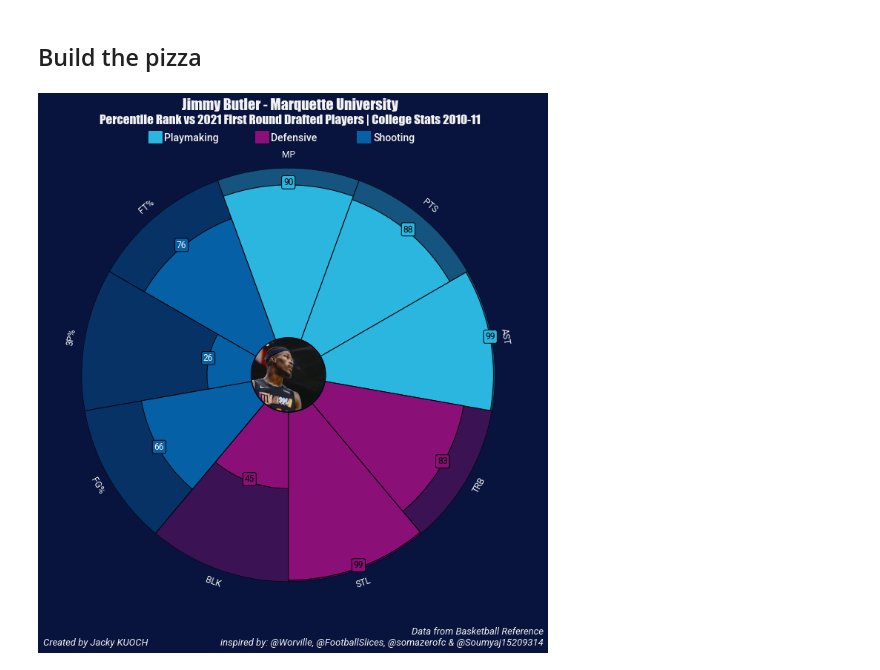
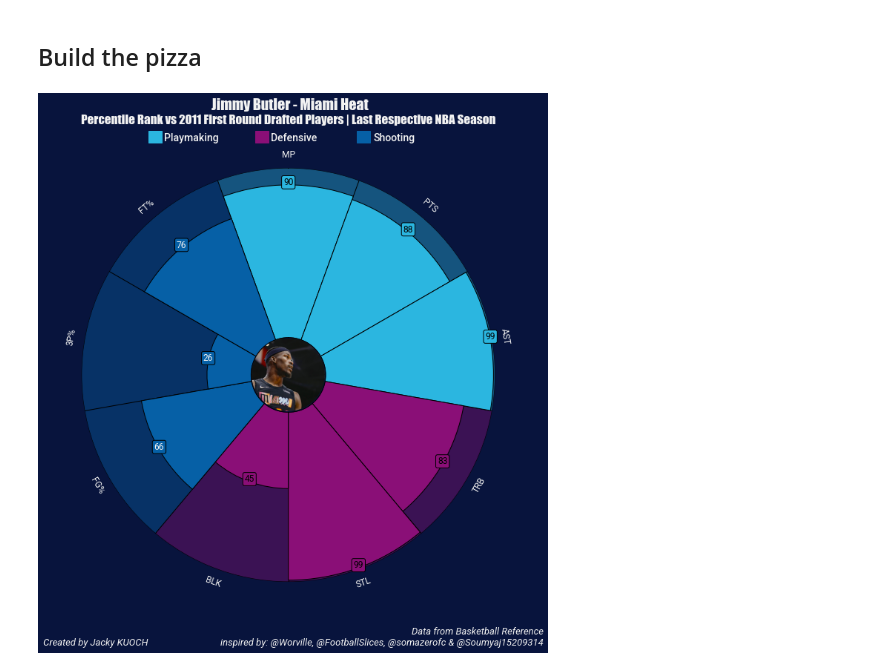
Before and after one commit to JackyKch/JimmyButler, a Jupyter notebook: coding/lastnbaseason_pizza_plot.ipynb, the cells around one changed output. Drawn from its saved outputs; the diff is of its cells as text; code cells hidden in the pictures.

Commit message:
Update pizza plots

```diff
--- a/coding/lastnbaseason_pizza_plot.ipynb
+++ b/coding/lastnbaseason_pizza_plot.ipynb
@@ -140,10 +140,10 @@ fig, ax = baker.make_pizza(
 )
 
 # add title
-fig.text(0.515, 0.975, "Jimmy Butler - Marquette University", size=20,ha="center", fontname = 'Impact', color="#F2F2F2")
+fig.text(0.515, 0.975, "Jimmy Butler - Miami Heat", size=20,ha="center", fontname = 'Impact', color="#F2F2F2")
 
 # add subtitle
-fig.text(0.515, 0.95,"Percentile Rank vs 2021 First Round Drafted Players | College Stats 2010-11", size=17, ha="center", fontname = 'Impact', color="#F2F2F2", fontweight="light")
+fig.text(0.515, 0.95,"Percentile Rank vs 2011 First Round Drafted Players | Last Respective NBA Season ", size=17, ha="center", fontname = 'Impact', color="#F2F2F2", fontweight="light")
 
 # add credits
 CREDIT_1 = "Data from Basketball Reference"
@@ -156,31 +156,31 @@ fig.text(
 
 fig.text(0.25, 0.02, "Created by Jacky KUOCH", size=13, fontproperties=font_italic.prop, color="#F2F2F2",ha="right")
 
 # add text
 fig.text(0.28, 0.92, "Playmaking", size=14, fontproperties=font_bold.prop, color="#F2F2F2")
 fig.text(0.48, 0.92, "Defensive", size=14, fontproperties=font_bold.prop, color="#F2F2F2")
 fig.text(0.672, 0.92, "Shooting", size=14, fontproperties=font_bold.prop, color="#F2F2F2")
 
 # add rectangles
 fig.patches.extend([
     plt.Rectangle(
         (0.25, 0.917), 0.025, 0.021, fill=True, color="#2bb6e0",
         transform=fig.transFigure, figure=fig
     ),
     plt.Rectangle(
         (0.45, 0.917), 0.025, 0.021, fill=True, color="#8A0F77",
         transform=fig.transFigure, figure=fig
     ),
     plt.Rectangle(
         (0.64, 0.917), 0.025, 0.021, fill=True, color="#0660A6",
         transform=fig.transFigure, figure=fig
     ),
 ])
 
 # add image
 ax_image = add_image(butler_cropped, fig, left=0.439, bottom=0.438, width=0.145, height=0.130)
 
 
 plt.show()
 # %% [output]
-[figure, old version]
+[figure, new version]
```
Also changed, not shown: 1 other file.
